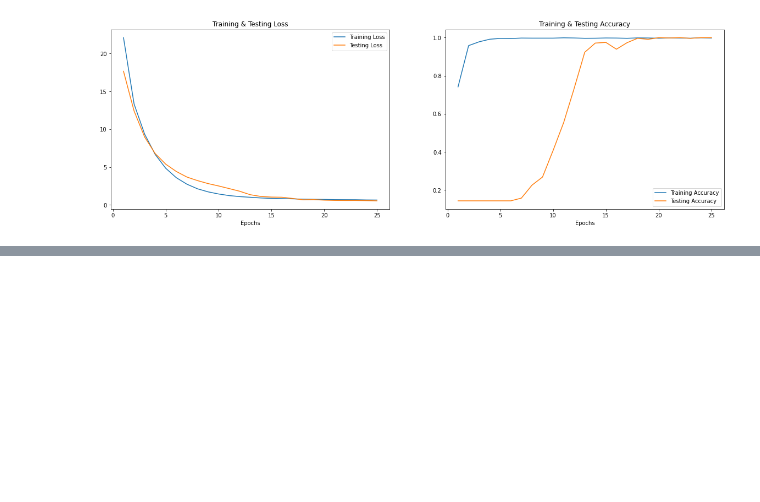
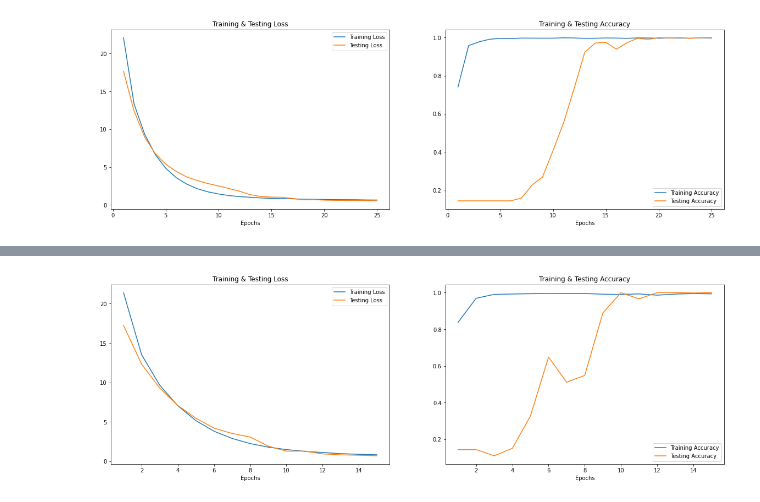
Before and after one commit to miladshiraniUCB/Emotion-Detection-in-Speech, a Jupyter notebook: Notebook/Sentiment_Modeling_CNN.ipynb, the cells around one changed output, grey strips where cells are left out. Drawn from its saved outputs; the diff is of its cells as text; code cells hidden in the pictures; blank space fills up the shorter version.

```diff
--- a/Notebook/Sentiment_Modeling_CNN.ipynb
+++ b/Notebook/Sentiment_Modeling_CNN.ipynb
@@ -518,25 +538,17 @@ loss_acc(eff_model)
 # %%
 # All images will be rescaled by 1./255.
-train_datagen = ImageDataGenerator( rescale = 1.0/255,
-                                   rotation_range=30,
-                                  #  width_shift_range=0.2,
-                                  #  height_shift_range=0.2,
-                                   shear_range=0.2,
-                                  #  zoom_range=0.2,
-                                   horizontal_flip=True,
-                                   dtype= tf.float64)
-
+train_datagen = ImageDataGenerator( rescale = 1.0/255, dtype= tf.float64)
 test_datagen  = ImageDataGenerator( rescale = 1.0/255, dtype= tf.float64)
 
 target_size = (150, 150)
 train_generator = train_datagen.flow_from_directory(train_dir,
-                                                    batch_size=50,
+                                                    batch_size=30,
                                                     class_mode="categorical",
                                                     target_size=target_size)
 # --------------------
 # Flow validation images in batches of 20 using test_datagen generator
 # --------------------
 validation_generator =  test_datagen.flow_from_directory(test_dir,
-                                                         batch_size=30,
+                                                         batch_size=20,
                                                          class_mode  = "categorical",
                                                          target_size = target_size)
@@ -589,7 +583,7 @@ eff_model_2.compile(tf.keras.optimizers.Adamax(learning_rate=.001),
 # %%
-eff_model_2.fit(
+eff_model_7.fit(
             train_generator,
-            epochs=25,
+            epochs=15,
             validation_data=validation_generator,
            )
 print("Fitting Done")
@@ -595,0 +608,4 @@ print("Fitting Done")
+# %%
+loss_acc(eff_model_7)
+# %% [output]
+[figure, added]
```
Also changed, not shown: parts of 19 cells of this notebook.
